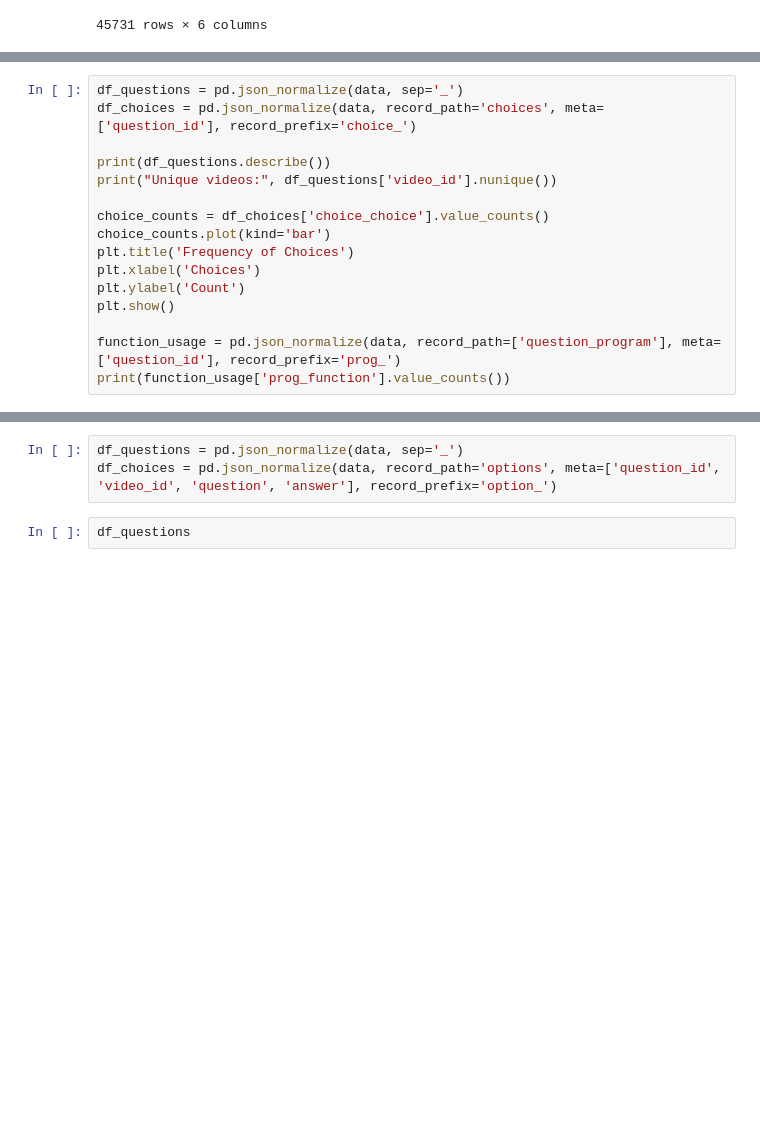
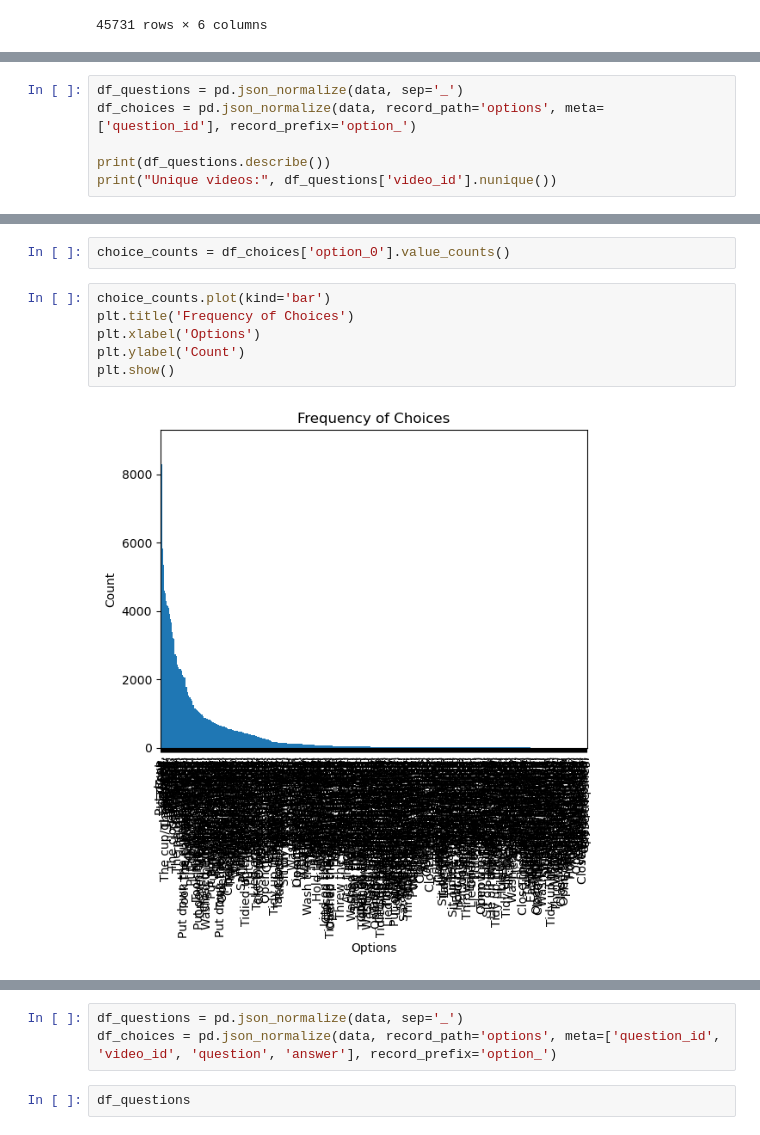
Before and after one commit to calcumich/flipped-gf, a Jupyter notebook: Star_EDA.ipynb, the cells around one changed output, grey strips where cells are left out. Drawn from its saved outputs; the diff is of its cells as text; blank space fills up the shorter version.

```diff
--- a/Star_EDA.ipynb
+++ b/Star_EDA.ipynb
@@ -130,16 +162,6 @@ for x in [a,b,c]:
 # %%
 df_questions = pd.json_normalize(data, sep='_')
-df_choices = pd.json_normalize(data, record_path='choices', meta=['question_id'], record_prefix='choice_')
+df_choices = pd.json_normalize(data, record_path='options', meta=['question_id'], record_prefix='option_')
 
 print(df_questions.describe())
 print("Unique videos:", df_questions['video_id'].nunique())
-
-choice_counts = df_choices['choice_choice'].value_counts()
-choice_counts.plot(kind='bar')
-plt.title('Frequency of Choices')
-plt.xlabel('Choices')
-plt.ylabel('Count')
-plt.show()
-
-function_usage = pd.json_normalize(data, record_path=['question_program'], meta=['question_id'], record_prefix='prog_')
-print(function_usage['prog_function'].value_counts())
@@ -145,0 +196,10 @@ print(function_usage['prog_function'].value_counts())
+# %%
+choice_counts = df_choices['option_0'].value_counts()
+# %%
+choice_counts.plot(kind='bar')
+plt.title('Frequency of Choices')
+plt.xlabel('Options')
+plt.ylabel('Count')
+plt.show()
+# %% [output]
+[figure, added]
```
Also changed, not shown: parts of 45 cells of this notebook.
